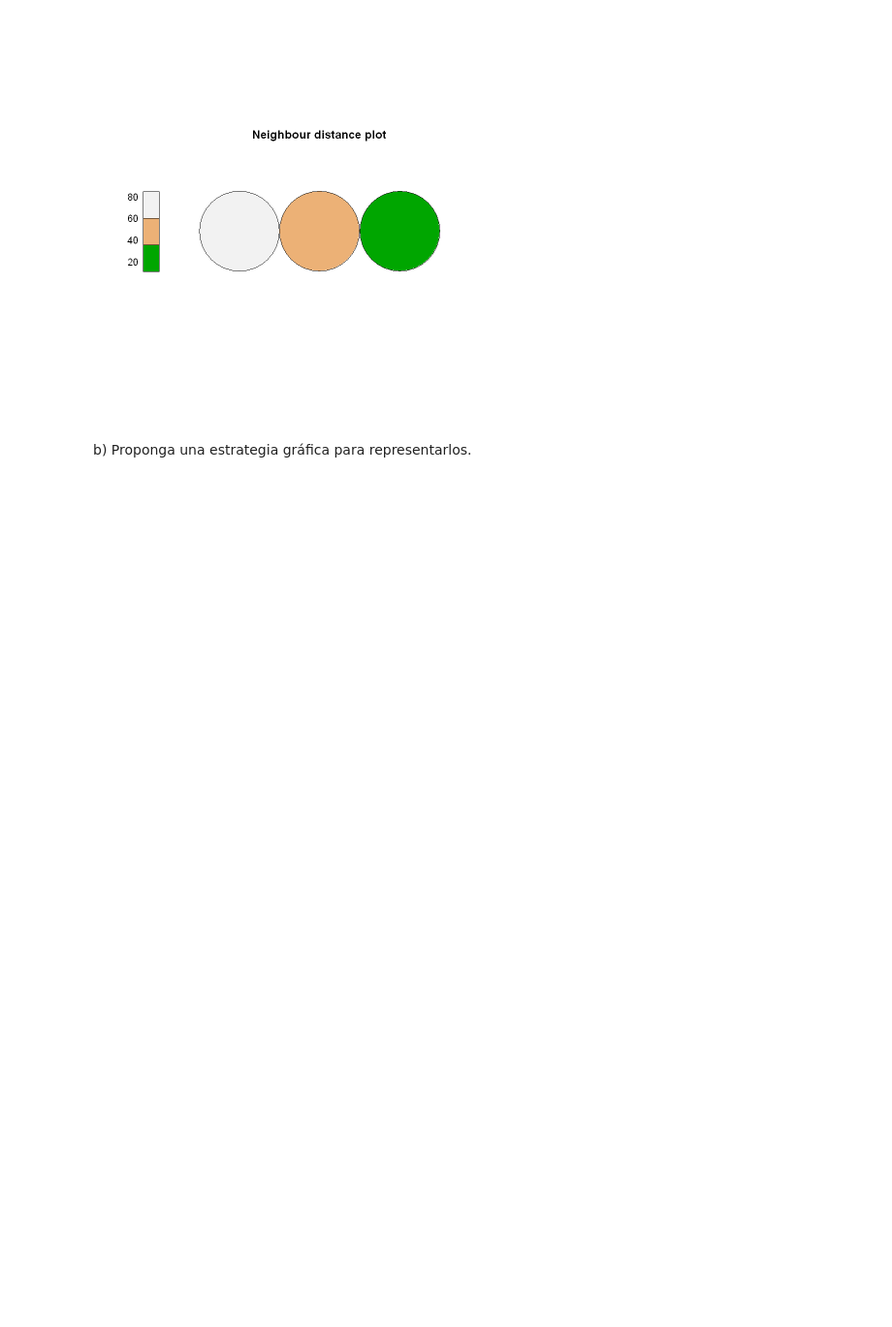
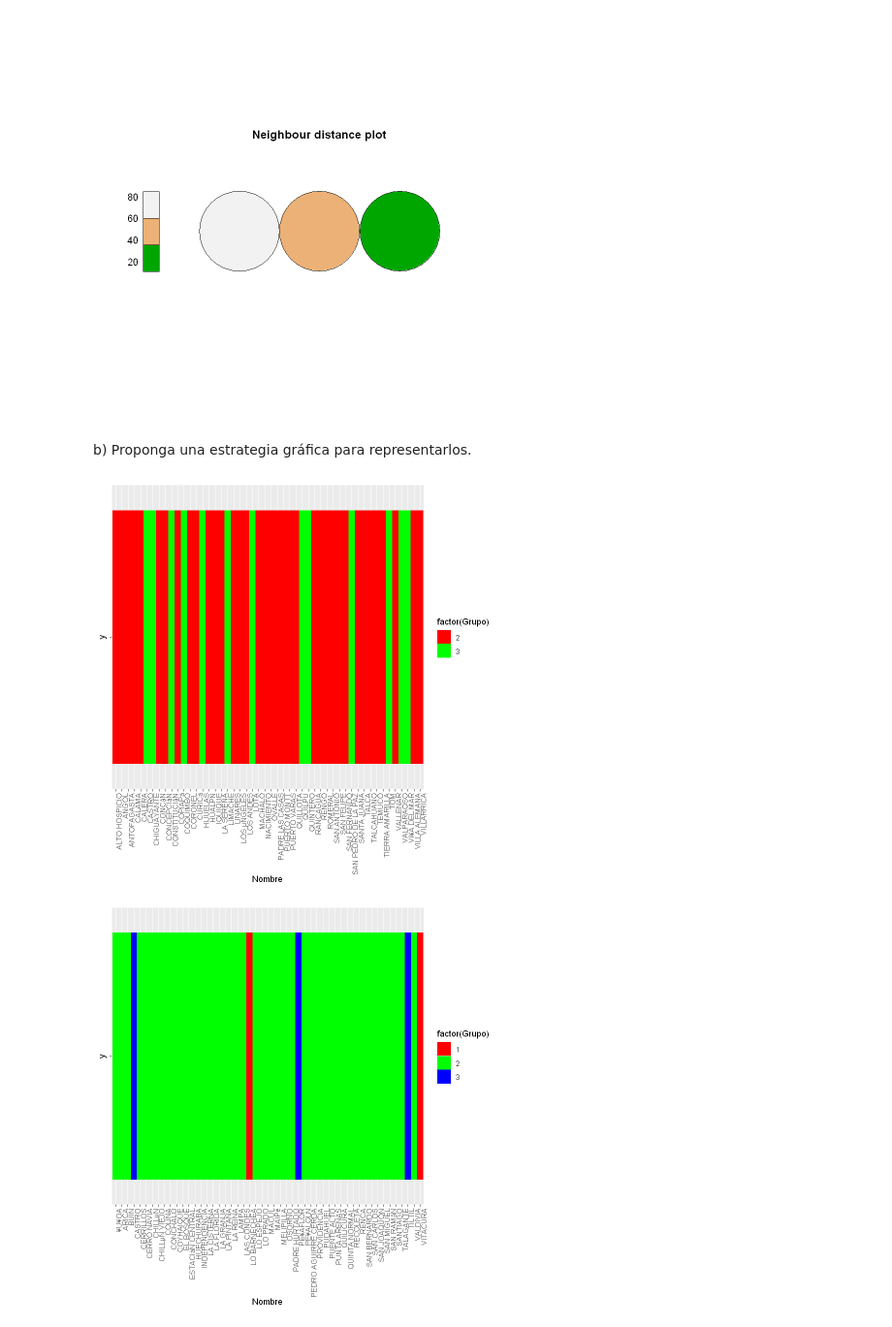
Before and after one commit to Nicol-Huaiquil/INFO257_PCA, a Jupyter notebook: Clustering/Redes_de_Kohonen/Clustering_Notebook3.ipynb, the cells around one changed output. Shown at 97% size. Saved outputs shown, nothing was run; the diff lists cells and outputs as text; code cells hidden in the pictures; blank space fills up the shorter version.

```diff
--- a/Clustering/Redes_de_Kohonen/Clustering_Notebook3.ipynb
+++ b/Clustering/Redes_de_Kohonen/Clustering_Notebook3.ipynb
@@ -284,0 +283,33 @@ b) Proponga una estrategia gráfica para representarlos.
+# %%
+#Respuesta
+
+grupoComuna <- sommap$unit.classif
+nombreComuna <- datosComunas$Comuna
+nombres_comunas <- c()
+grupos_comunas <- c()
+
+for (comuna in 1:dim(datosComunas)[1]){
+    #message(sprintf("%s %i",nombreComuna[comuna], grupoComuna[comuna]))
+
+    nombres_comunas[comuna] <- nombreComuna[comuna]
+    grupos_comunas[comuna] <- grupoComuna[comuna]
+}
+df_comunas <- data.frame(Nombre = nombres_comunas, Grupo = grupos_comunas)
+
+library(ggplot2)
+ggplot(df_comunas[1:50,], aes(x = Nombre, y = "", fill = factor(Grupo))) +
+  geom_tile() +
+  scale_fill_manual(values = c("red", "green", "blue")) +
+  theme(axis.text.x = element_text(angle = 90, hjust = 1))
+
+ggplot(df_comunas[50:100,], aes(x = Nombre, y = "", fill = factor(Grupo))) +
+  geom_tile() +
+  scale_fill_manual(values = c("red", "green", "blue")) +
+  theme(axis.text.x = element_text(angle = 90, hjust = 1))
+
+#df_comunas
+#install.packages("chilemapas")
+#mapa_comunas
+# %% [output]
+[figure, added]
+[figure, added]
```
Also changed, not shown: parts of 1 cell of this notebook.
